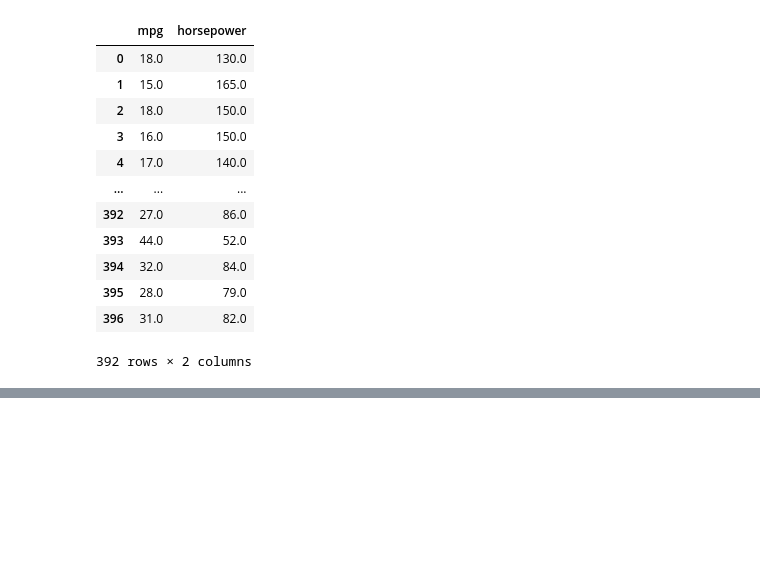
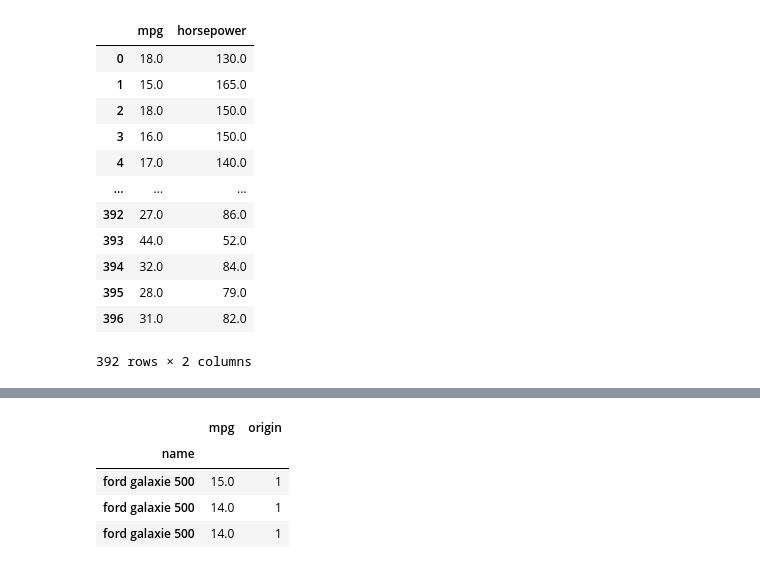
Before and after one commit to joakor89/An-Introduction-to-Statistical-Learning, a Jupyter notebook: chap_02/02_SL.ipynb, the cells around one changed output, grey strips where cells are left out. Drawn from its saved outputs; the diff is of its cells as text; code cells hidden in the pictures; blank space fills up the shorter version.

```diff
--- a/chap_02/02_SL.ipynb
+++ b/chap_02/02_SL.ipynb
@@ -607,0 +678,8 @@ Auto [['mpg', 'horsepower']]
+# %%
+Auto_re.loc['ford galaxie 500', ['mpg', 'origin']]
+# %% [output]
+|  | mpg | origin |
+| name |  |  |
+| ford galaxie 500 | 15.0 | 1 |
+| ford galaxie 500 | 14.0 | 1 |
+| ford galaxie 500 | 14.0 | 1 |
```
Also changed, not shown: parts of 8 cells of this notebook.
